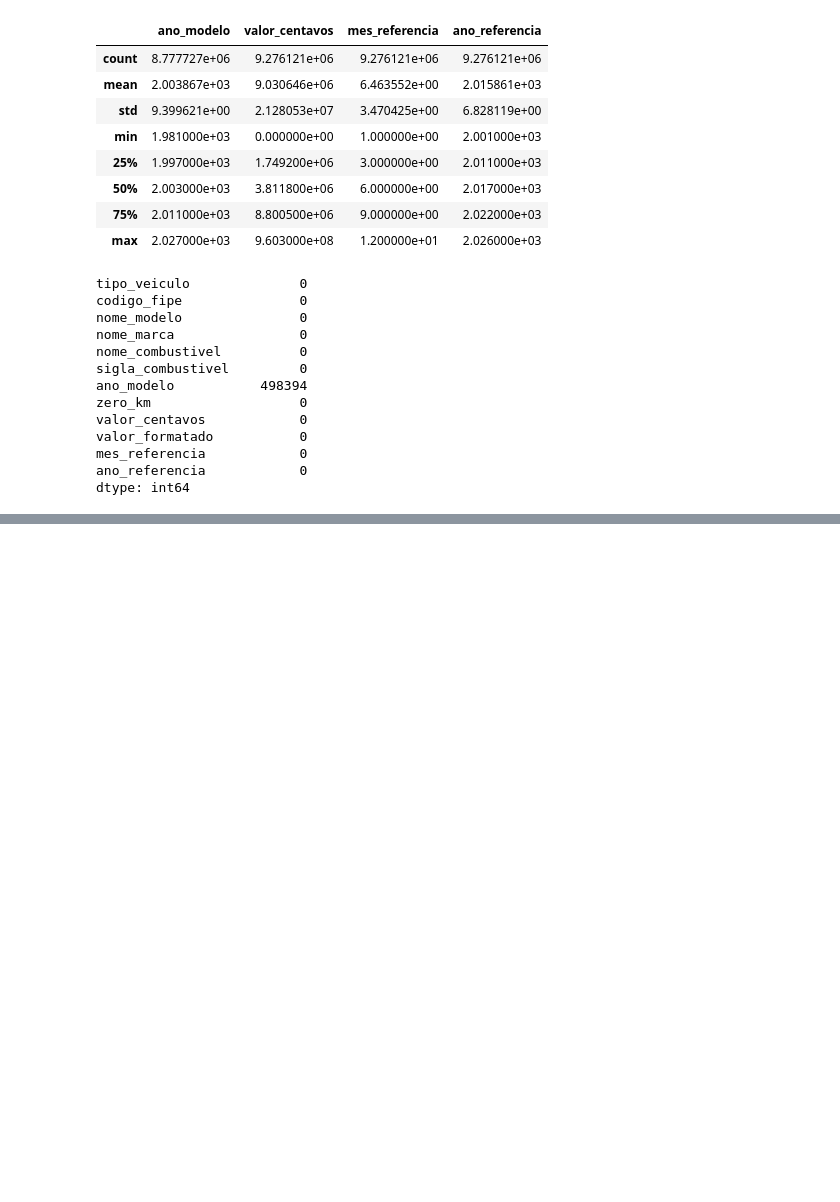
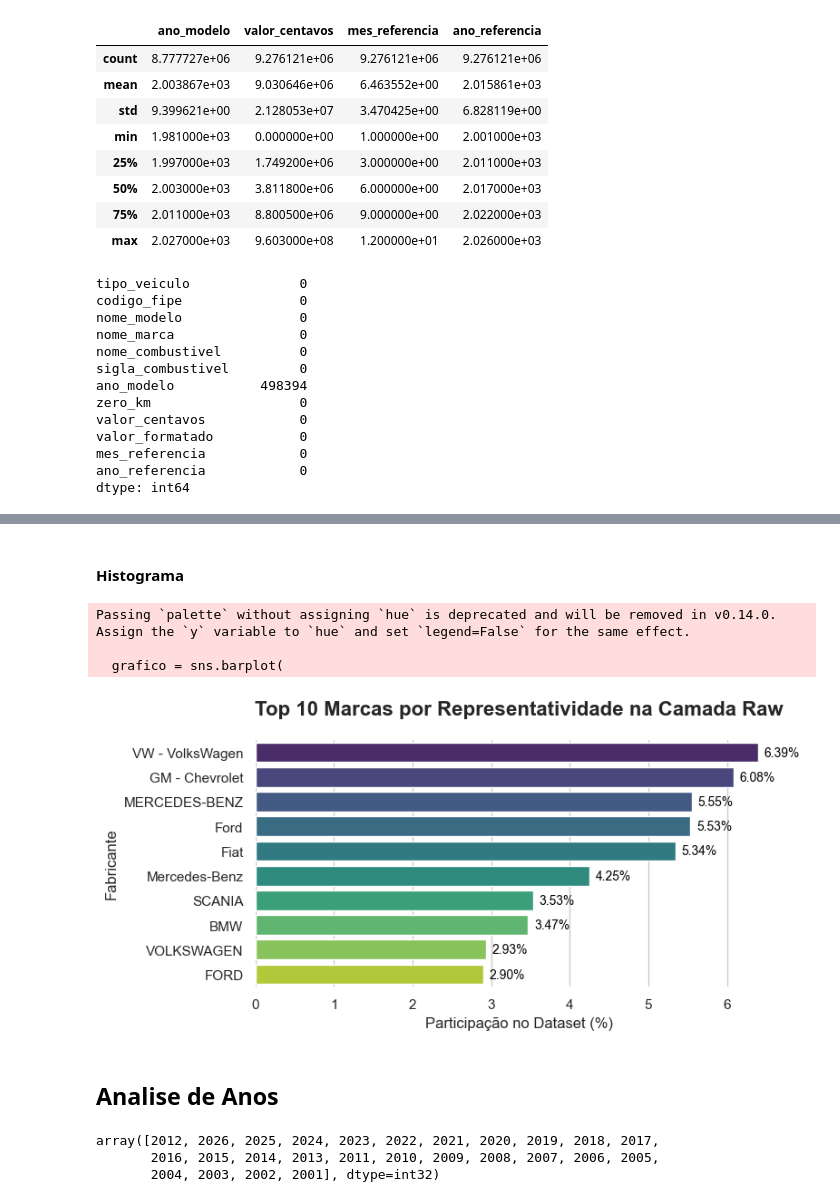
Before and after one commit to Nicollaxs/FIPE, a Jupyter notebook: Data Layer/raw/analytics.ipynb, the cells around one changed output, grey strips where cells are left out. Drawn from its saved outputs; the diff is of its cells as text; code cells hidden in the pictures; blank space fills up the shorter version.

Commit message:
Ultimos ajustes

```diff
--- a/Data Layer/raw/analytics.ipynb
+++ b/Data Layer/raw/analytics.ipynb
@@ -87,0 +145,9 @@ df_clean[['valor_reais','ano_modelo', 'ano_referencia']].describe()
+# %%
+distribuicao_marcas = (df['nome_marca'].value_counts(normalize=True) * 100).round(2).reset_index()
+distribuicao_marcas.columns = ['Marca', 'Porcentagem (%)']
+
+contagem_modelos = df.groupby('nome_marca')['nome_modelo'].nunique().reset_index()
+contagem_modelos.columns = ['Marca', 'QTD Modelos']
+
+distribuicao_marcas = pd.merge(distribuicao_marcas,contagem_modelos, on='Marca')
+distribuicao_marcas.head(10)
@@ -87,0 +166,48 @@ df_clean[['valor_reais','ano_modelo', 'ano_referencia']].describe()
+# %% [markdown]
+#### Histograma
+# %%
+import matplotlib.pyplot as plt
+import seaborn as sns
+
+# 1. Configuração de estilo (Estética profissional)
+sns.set_theme(style="whitegrid") # Fundo branco com linhas de grade suaves
+plt.figure(figsize=(8, 4))      # Define o tamanho da imagem
+
+# 2. Criando o gráfico de barras (Top 10 marcas)
+# Usamos o head(10) para o gráfico não ficar poluído com 231 marcas
+grafico = sns.barplot(
+    data=distribuicao_marcas.head(10),
+    x='Porcentagem (%)',
+    y='Marca',
+    palette='viridis' # Degradê de cores moderno
+)
+
+# 3. Adicionando os rótulos de dados (O valor em cima da barra)
+# Isso facilita a leitura sem precisar olhar pro eixo X
+for i in grafico.containers:
+    grafico.bar_label(i, fmt='%.2f%%', padding=5, fontsize=10, color='black')
+
+# 4. Títulos e Labels (Padrão Engenharia)
+plt.title('Top 10 Marcas por Representatividade na Camada Raw', fontsize=16, pad=20, fontweight='bold')
+plt.xlabel('Participação no Dataset (%)', fontsize=12)
+plt.ylabel('Fabricante', fontsize=12)
+
+# 5. Ajuste final (Remove bordas desnecessárias)
+sns.despine(left=True, bottom=True)
+plt.tight_layout()
+
+# Exibir o gráfico
+plt.show()
+# %% [output]
+Passing `palette` without assigning `hue` is deprecated and will be removed in v0.14.0. Assign the `y` variable to `hue` and set `legend=False` for the same effect.
+
+  grafico = sns.barplot(
+[figure, added]
+# %% [markdown]
+## Analise de Anos
+# %%
+df['ano_referencia'].unique()
+# %% [output]
+array([2012, 2026, 2025, 2024, 2023, 2022, 2021, 2020, 2019, 2018, 2017,
+       2016, 2015, 2014, 2013, 2011, 2010, 2009, 2008, 2007, 2006, 2005,
+       2004, 2003, 2002, 2001], dtype=int32)
```
Also changed, not shown: parts of 27 cells of this notebook, 8 other files.
